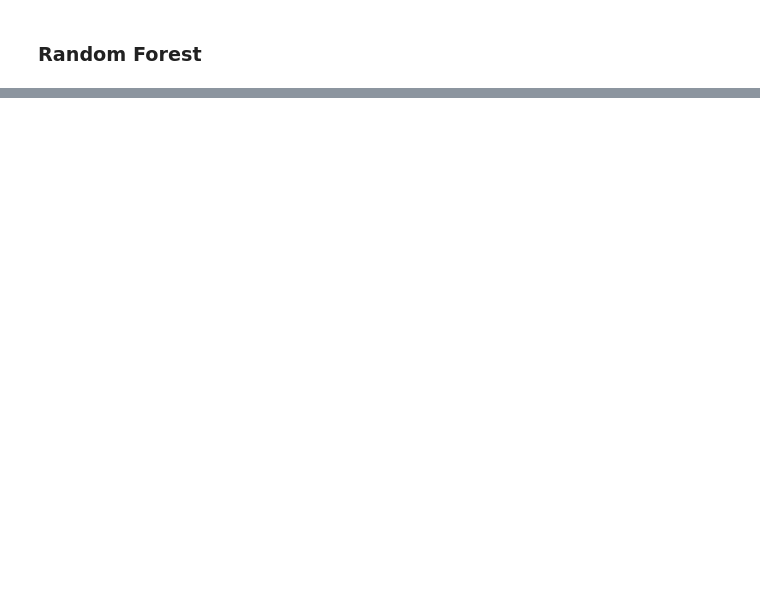
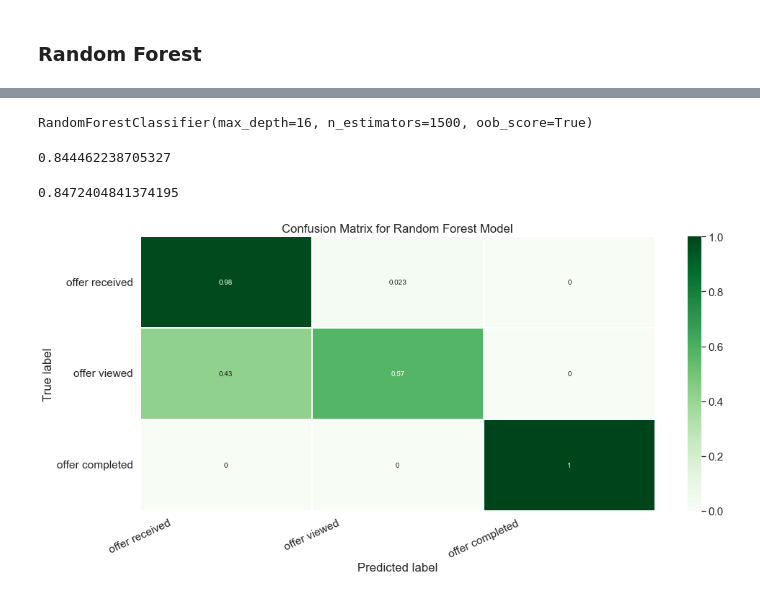
Before and after one commit to Omar-Hegazi/udacity-starbuks-Capstone-project, a Jupyter notebook: Starbucks_Capstone_notebook.ipynb, the cells around one changed output, grey strips where cells are left out. Saved outputs shown, nothing was run; the diff lists cells and outputs as text; code cells hidden in the pictures; blank space fills up the shorter version.

Commit message:
Modiy Model

```diff
--- a/Starbucks_Capstone_notebook.ipynb
+++ b/Starbucks_Capstone_notebook.ipynb
@@ -956,0 +833,2 @@ f1_score_df
+# %%
+rf_Grid.fit(train_X, train_y)
@@ -956,0 +887,3 @@ f1_score_df
+# %%
+Classifier = RandomForestClassifier(max_depth= 16, max_features= 'auto', n_estimators= 1500, oob_score=True, bootstrap= True)
+Classifier.fit(train_X, train_y)
@@ -956,0 +915,38 @@ f1_score_df
+# %%
+Classifier = RandomForestClassifier(max_depth= 16, max_features= 'auto', n_estimators= 1500, oob_score=True, bootstrap= True)
+Classifier.fit(train_X, train_y)
+# %% [output]
+RandomForestClassifier(max_depth=16, n_estimators=1500, oob_score=True)
+# %%
+Classifier.oob_score_
+# %% [output]
+0.844462238705327
+# %%
+y_pred = Classifier.predict(test_X)
+# %%
+accuracy_score(test_y,y_pred)
+# %% [output]
+0.8472404841374195
+# %%
+# Get and reshape confusion matrix data
+matrix = confusion_matrix(test_y, y_pred)
+matrix = matrix.astype('float') / matrix.sum(axis=1)[:, np.newaxis]
+
+# Build the plot
+plt.figure(figsize=(16,7))
+sb.set(font_scale=1.4)
+sb.heatmap(matrix, annot=True, annot_kws={'size':10},
+            cmap=plt.cm.Greens, linewidths=0.2)
+
+# Add labels to the plot
+class_names = ['offer received', 'offer viewed', 'offer completed']
+tick_marks = np.arange(len(class_names))
+tick_marks2 = tick_marks + 0.5
+plt.xticks(tick_marks, class_names, rotation=25)
+plt.yticks(tick_marks2, class_names, rotation=0)
+plt.xlabel('Predicted label')
+plt.ylabel('True label')
+plt.title('Confusion Matrix for Random Forest Model')
+plt.show()
+# %% [output]
+[figure, added]
```
Also changed, not shown: parts of 45 cells of this notebook.
